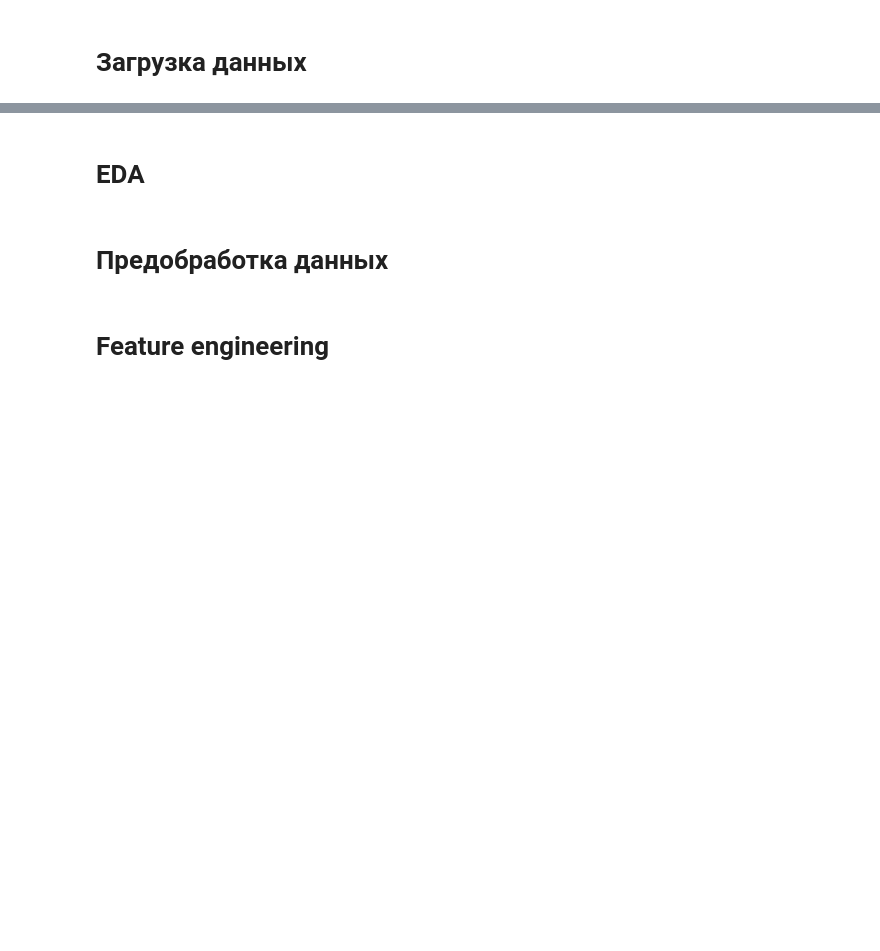
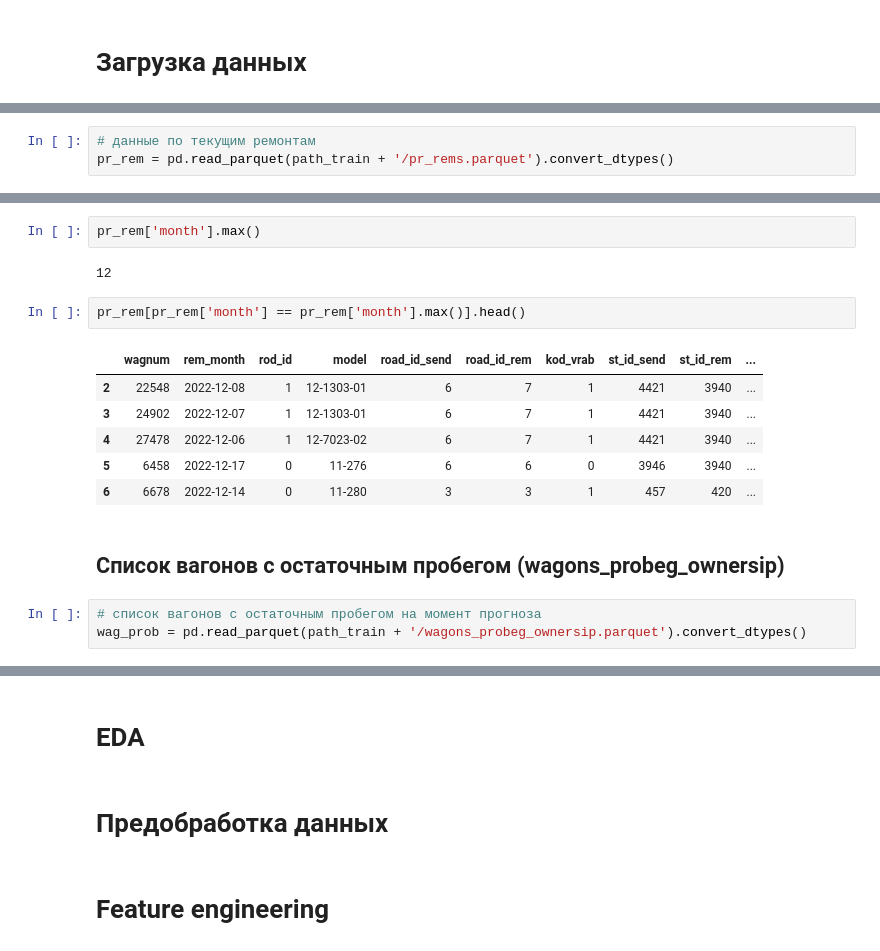
Before and after one commit to apet105/dod_datawagon, a Jupyter notebook: Data_prep_mayer/Data_prep+Feature_engineering.ipynb, the cells around one changed output, grey strips where cells are left out. Cells and saved outputs as stored; diff of their text form; blank space fills up the shorter version.

```diff
--- a/Data_prep_mayer/Data_prep+Feature_engineering.ipynb
+++ b/Data_prep_mayer/Data_prep+Feature_engineering.ipynb
@@ -33,0 +80,3 @@ RANDOM_STATE = 250923
+# %%
+# данные по текущим ремонтам
+pr_rem = pd.read_parquet(path_train + '/pr_rems.parquet').convert_dtypes()
@@ -33,0 +104,18 @@ RANDOM_STATE = 250923
+# %%
+pr_rem['month'].max()
+# %% [output]
+12
+# %%
+pr_rem[pr_rem['month'] == pr_rem['month'].max()].head()
+# %% [output]
+|  | wagnum | rem_month | rod_id | model | road_id_send | road_id_rem | kod_vrab | st_id_send | st_id_rem | ... |
+| 2 | 22548 | 2022-12-08 | 1 | 12-1303-01 | 6 | 7 | 1 | 4421 | 3940 | ... |
+| 3 | 24902 | 2022-12-07 | 1 | 12-1303-01 | 6 | 7 | 1 | 4421 | 3940 | ... |
+| 4 | 27478 | 2022-12-06 | 1 | 12-7023-02 | 6 | 7 | 1 | 4421 | 3940 | ... |
+| 5 | 6458 | 2022-12-17 | 0 | 11-276 | 6 | 6 | 0 | 3946 | 3940 | ... |
+| 6 | 6678 | 2022-12-14 | 0 | 11-280 | 3 | 3 | 1 | 457 | 420 | ... |
+# %% [markdown]
+## Список вагонов с остаточным пробегом (wagons_probeg_ownersip)
+# %%
+# список вагонов с остаточным пробегом на момент прогноза
+wag_prob = pd.read_parquet(path_train + '/wagons_probeg_ownersip.parquet').convert_dtypes()
```
Also changed, not shown: parts of 34 cells of this notebook, 17 other files.
